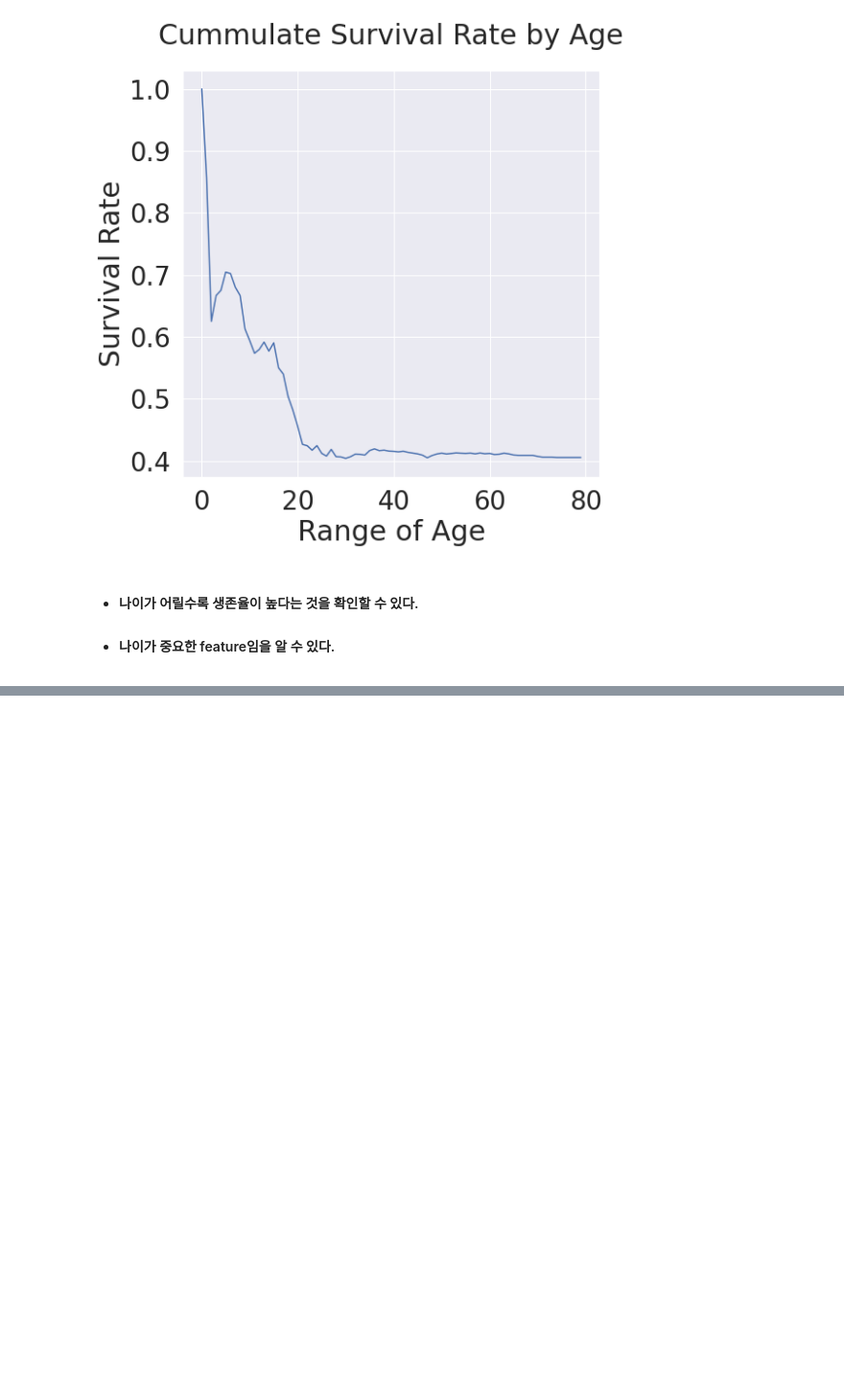
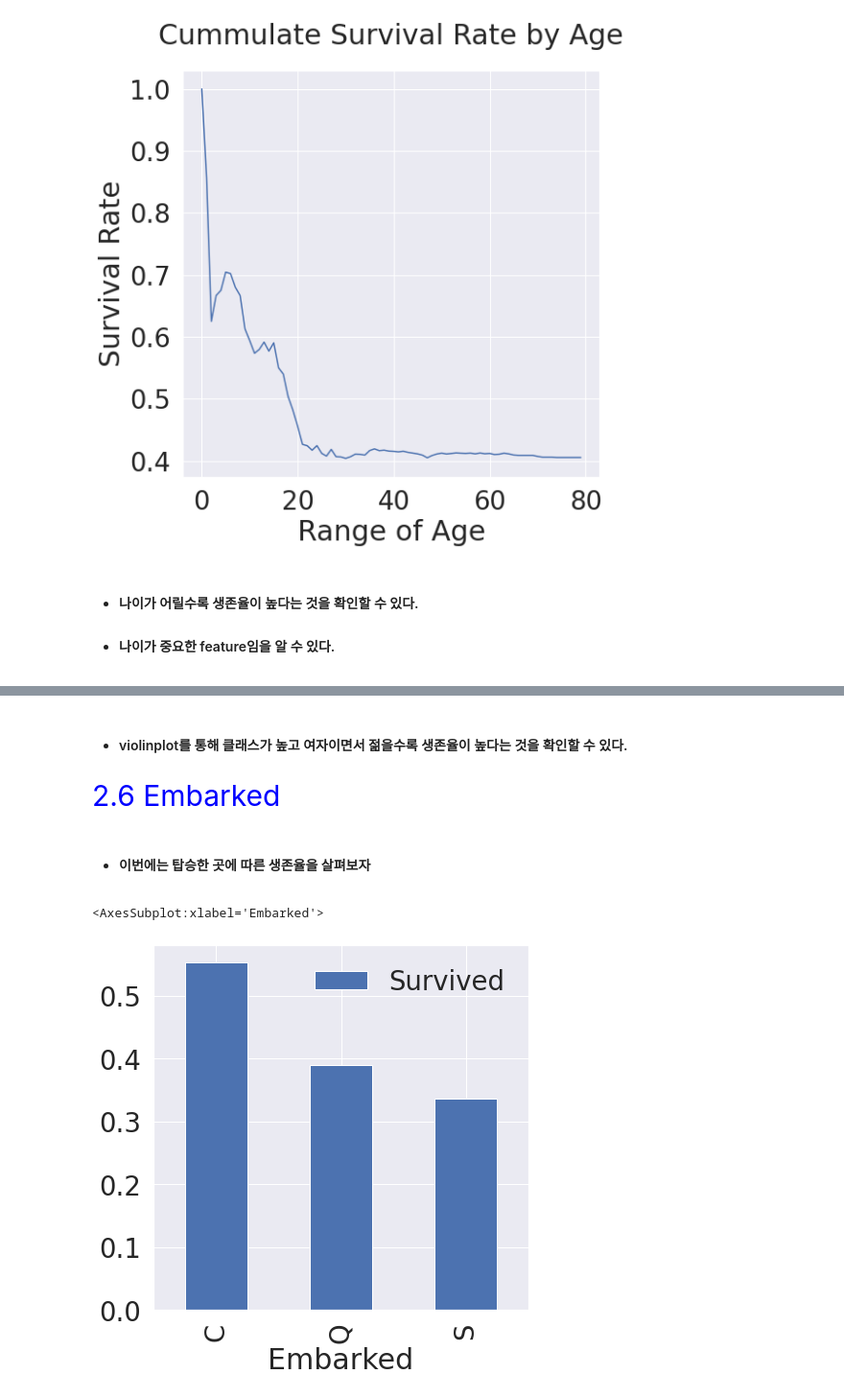
Before and after one commit to dwkim8155/ML-Study, a Jupyter notebook: my-first-analysis-for-titanic.ipynb, the cells around one changed output, grey strips where cells are left out. Shown at 96% size. Saved outputs shown, nothing was run; the diff lists cells and outputs as text; code cells hidden in the pictures; blank space fills up the shorter version.

```diff
--- a/my-first-analysis-for-titanic.ipynb
+++ b/my-first-analysis-for-titanic.ipynb
@@ -320,0 +339,12 @@ plt.show()
+# %% [markdown]
+* #### violinplot를 통해 클래스가 높고 여자이면서 젊을수록 생존율이 높다는 것을 확인할 수 있다.
+# %% [markdown]
+<span style="font-size: 30px; color:blue"> 2.6 Embarked </span>
+# %% [markdown]
+* #### 이번에는 탑승한 곳에 따른 생존율을 살펴보자
+# %%
+f, ax = plt.subplots(1,1, figsize = (7,7))
+df_train[['Embarked','Survived']].groupby(['Embarked'], as_index=True).mean().sort_values(by='Survived', ascending=False).plot.bar(ax = ax)
+# %% [output]
+<AxesSubplot:xlabel='Embarked'>
+[figure, added]
```
Also changed, not shown: parts of 15 cells of this notebook.
